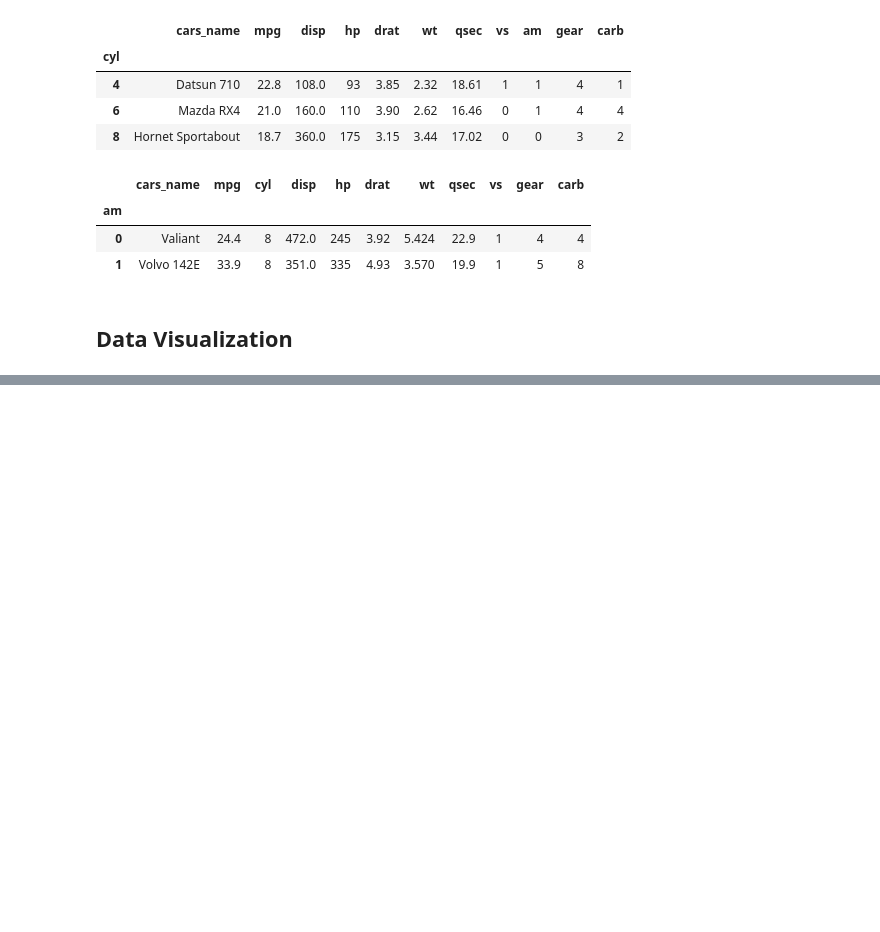
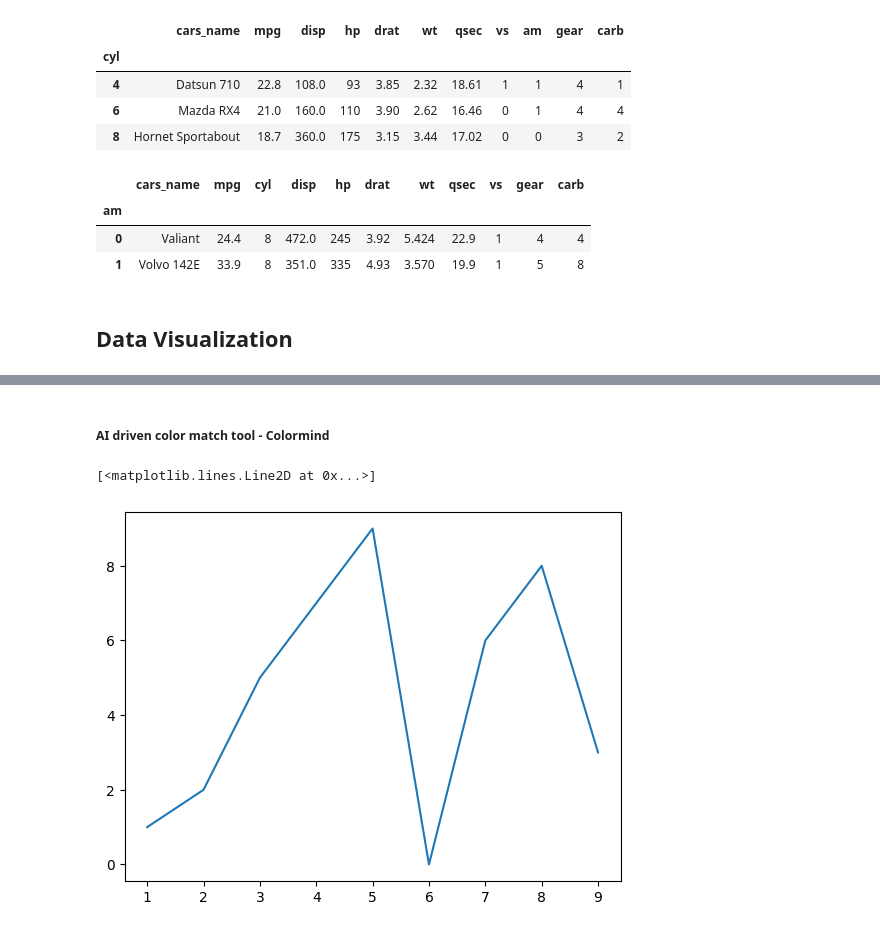
Before and after one commit to alphacodicnerd/practice-repo, a Jupyter notebook: Practice - Pandas, Numpy Intro.ipynb, the cells around one changed output, grey strips where cells are left out. Drawn from its saved outputs; the diff is of its cells as text; code cells hidden in the pictures; blank space fills up the shorter version.

Commit message:
plots

```diff
--- a/Practice - Pandas, Numpy Intro.ipynb
+++ b/Practice - Pandas, Numpy Intro.ipynb
@@ -423,0 +428,2 @@ cars_groupby.max()
+# %% [markdown]
+##### AI driven color match tool - Colormind
@@ -423,0 +434,8 @@ cars_groupby.max()
+# %%
+x = range(1,10)
+y = [1,2,5,7,9,0,6,8,3]
+
+plt.plot(x,y)
+# %% [output]
+[<matplotlib.lines.Line2D at 0x...>]
+[figure, added]
```
Also changed, not shown: parts of 16 cells of this notebook, 1 other file.
